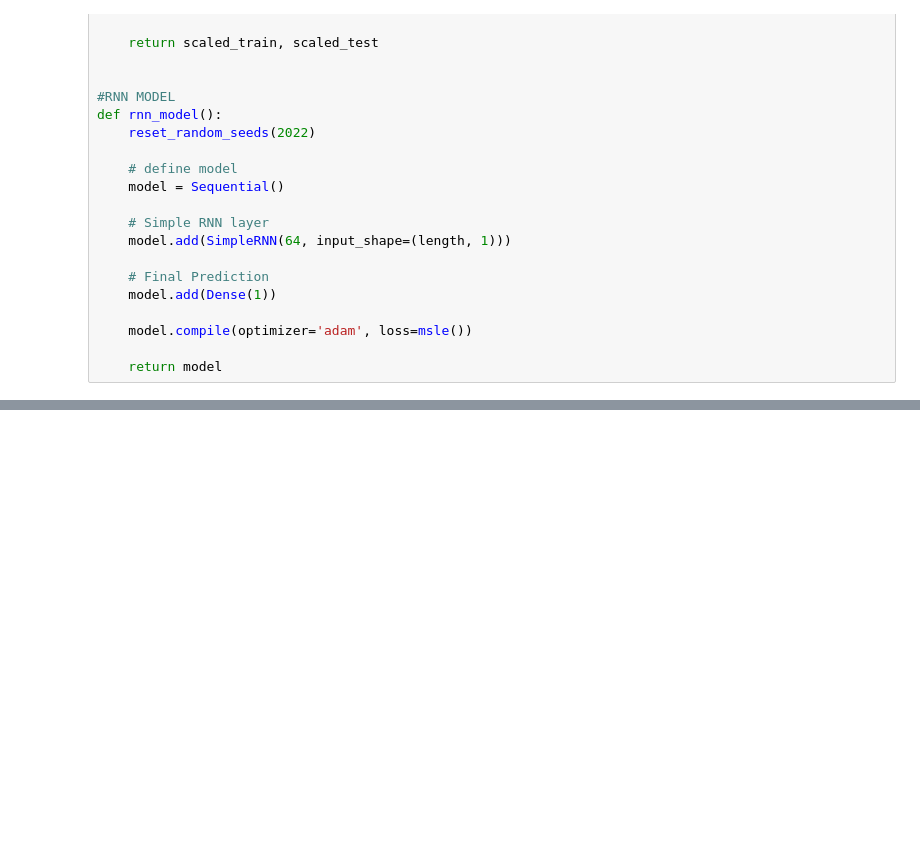
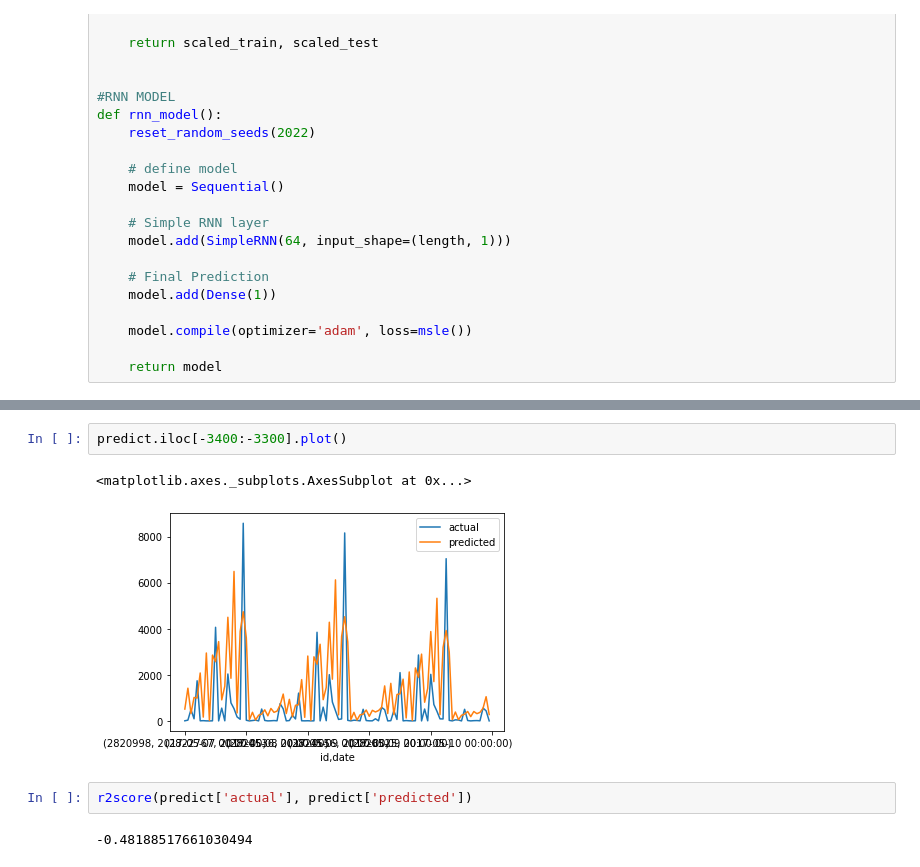
Before and after one commit to monikachudyba/ArtificialNeuralNetworkProjects, a Jupyter notebook: StoreSalesForecasting.ipynb, the cells around one changed output, grey strips where cells are left out. Saved outputs shown, nothing was run; the diff lists cells and outputs as text; blank space fills up the shorter version.

```diff
--- a/StoreSalesForecasting.ipynb
+++ b/StoreSalesForecasting.ipynb
@@ -604,0 +637,9 @@ for i in store_number[:10]: #first 10 stores
+# %%
+predict.iloc[-3400:-3300].plot()
+# %% [output]
+<matplotlib.axes._subplots.AxesSubplot at 0x...>
+[figure, added]
+# %%
+r2score(predict['actual'], predict['predicted'])
+# %% [output]
+-0.48188517661030494
```
Also changed, not shown: parts of 20 cells of this notebook.
